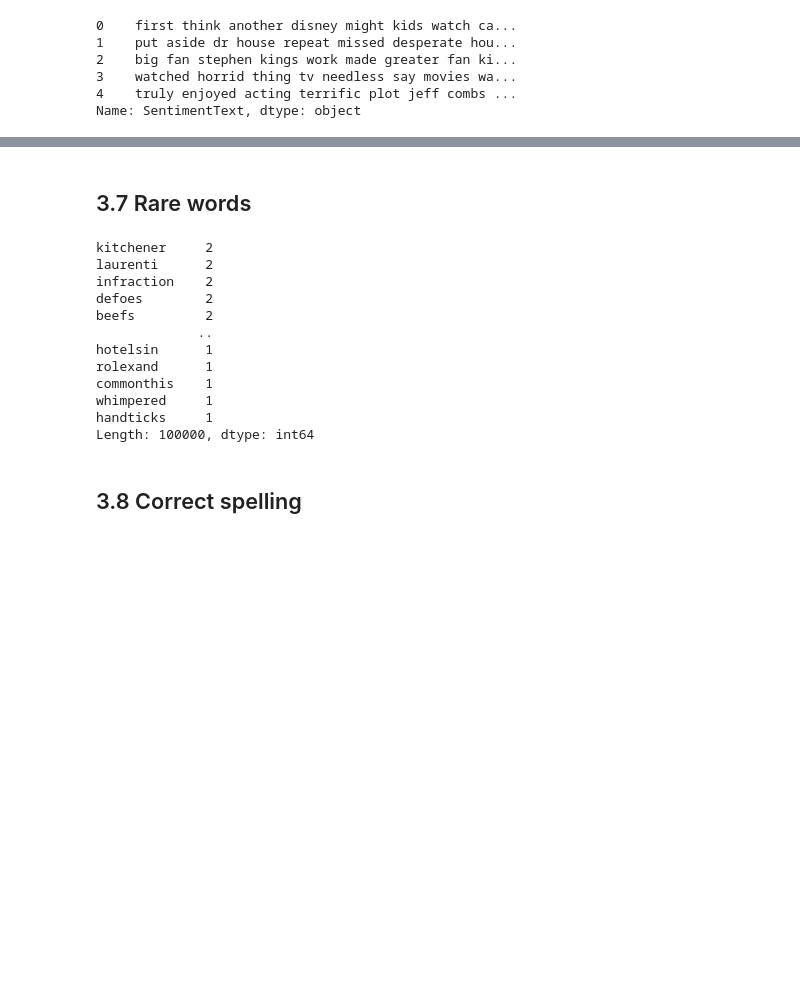
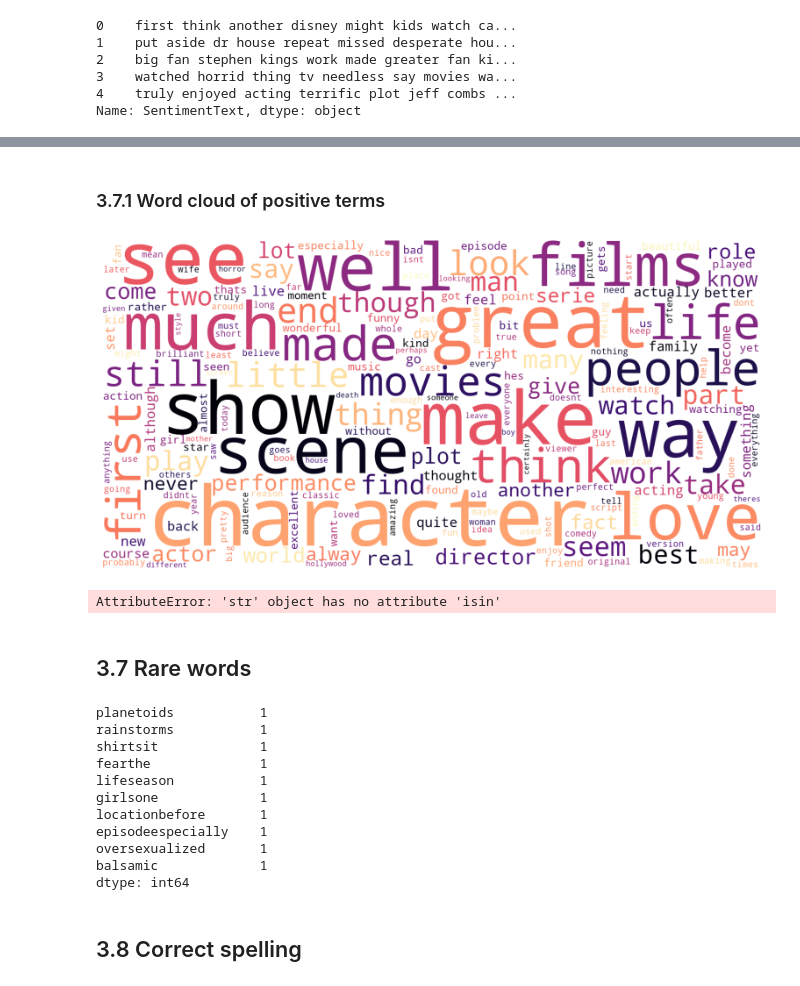
Before and after one commit to Mjauu/text-mining, a Jupyter notebook: sentiment-analysis.ipynb, the cells around one changed output, grey strips where cells are left out. Saved outputs shown, nothing was run; the diff lists cells and outputs as text; code cells hidden in the pictures; blank space fills up the shorter version.

```diff
--- a/sentiment-analysis.ipynb
+++ b/sentiment-analysis.ipynb
@@ -231,0 +287,21 @@ Name: SentimentText, dtype: object
+# %% [markdown]
+### 3.7.1 Word cloud of positive terms
+# %%
+pos_tweets = data[data.Sentiment == 1]
+pos_string = []
+for t in pos_tweets.SentimentText:
+    pos_string.append(t)
+pos_string = pd.Series(pos_string).str.cat(sep=' ')
+wordcloud = WordCloud(width=1600, height=800,max_font_size=200,colormap='magma', background_color='white').generate(pos_string)
+plt.figure(figsize=(12,10))
+plt.imshow(wordcloud, interpolation="bilinear")
+plt.axis("off")
+plt.show()
+# %% [output]
+[figure, added]
+# %%
+
+test_pos = pos_string[pos_string.isin(neg_string)]
+test_neg = neg_string[neg_string.isin(pos_string)]
+# %% [output]
+AttributeError: 'str' object has no attribute 'isin'
@@ -232,21 +320,20 @@ Name: SentimentText, dtype: object
 # %% [markdown]
 ## 3.7 Rare words
 # %%
-freq_rare = pd.Series(' '.join(data['SentimentText']).split()).value_counts()[-100000:]
+freq_rare = pd.Series(' '.join(data['SentimentText']).split()).value_counts()[-10:]
 freq_rare
 # %% [output]
-kitchener     2
-laurenti      2
-infraction    2
-defoes        2
-beefs         2
-             ..
-hotelsin      1
-rolexand      1
-commonthis    1
-whimpered     1
-handticks     1
-Length: 100000, dtype: int64
+planetoids           1
+rainstorms           1
+shirtsit             1
+fearthe              1
+lifeseason           1
+girlsone             1
+locationbefore       1
+episodeespecially    1
+oversexualized       1
+balsamic             1
+dtype: int64
 # %% [markdown]
 ## 3.8 Correct spelling
 # %%
```
Also changed, not shown: parts of 24 cells of this notebook.
